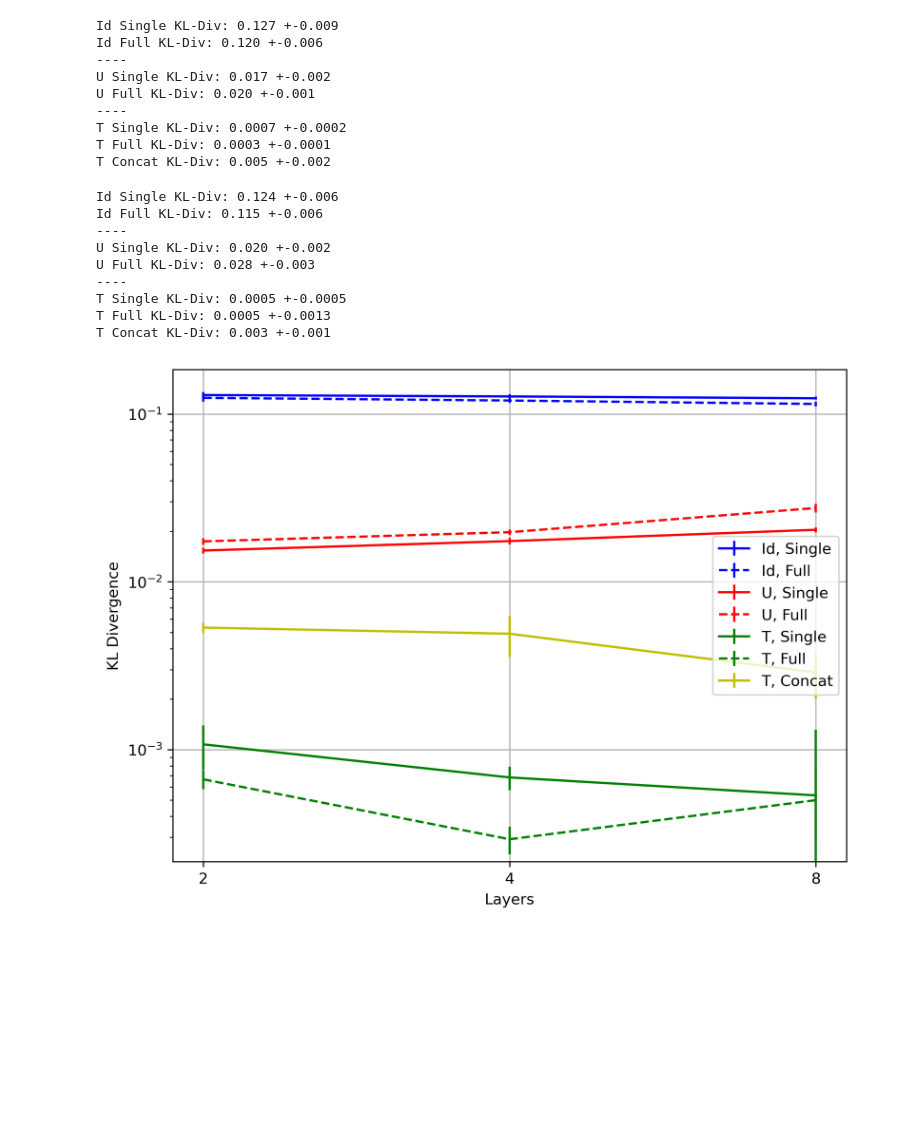
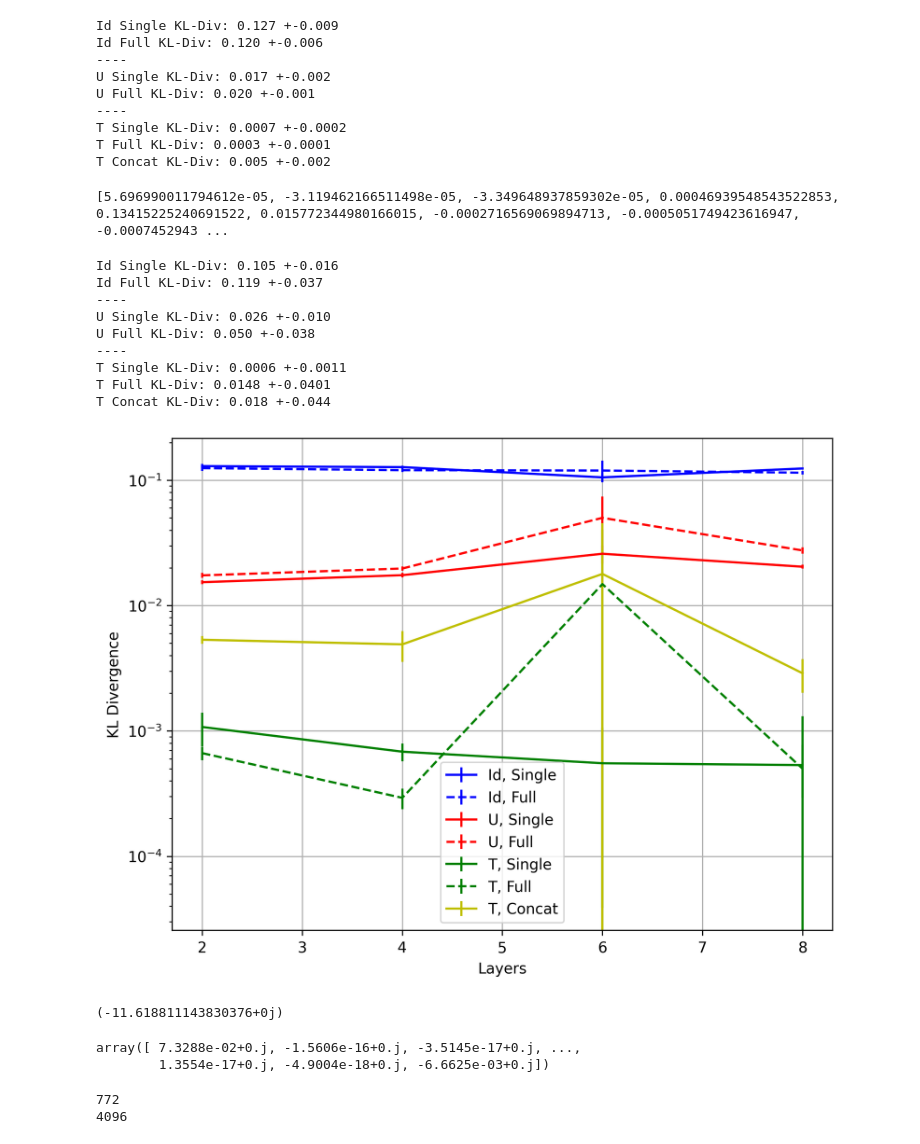
Before and after one commit to KristianWold/experimental-quantum-spectrum, a Jupyter notebook: notebooks/analysis/Concatenation, Analysis.ipynb, the cells around one changed output. Drawn from its saved outputs; the diff is of its cells as text; code cells hidden in the pictures; blank space fills up the shorter version.

Commit message:
Discover belem 6 layer concat hardware sneeze

```diff
--- a/notebooks/analysis/Concatenation, Analysis.ipynb
+++ b/notebooks/analysis/Concatenation, Analysis.ipynb
@@ -213,7 +215,9 @@ T Single KL-Div: 0.0007 +-0.0002
 T Full KL-Div: 0.0003 +-0.0001
 T Concat KL-Div: 0.005 +-0.002
 # %%
-mean_list3, std_list3 = calculate_channel_fittness(filename= "belem_concatenate_8layer", num_layers = 8)
+mean_list3, std_list3 = calculate_channel_fittness(filename= "belem_concatenate_6layer", num_layers = 6)
+# %% [output]
+[5.696990011794612e-05, -3.119462166511498e-05, -3.349648937859302e-05, 0.00046939548543522853, 0.13415225240691522, 0.015772344980166015, -0.0002716569069894713, -0.0005051749423616947, -0.0007452943 ...
 # %%
 Id_single_fid_mean, Id_full_fid_mean, U_single_fid_mean, U_full_fid_mean, T_single_fid_mean, T_full_fid_mean, T_concat_fid_mean = mean_list3
 Id_single_fid_std, Id_full_fid_std, U_single_fid_std, U_full_fid_std, T_single_fid_std, T_full_fid_std, T_concat_fid_std = std_list3
@@ -228,38 +232,36 @@ print(f"T Single KL-Div: {T_single_fid_mean:.4f} +-{T_single_fid_std:.4f}")
 print(f"T Full KL-Div: {T_full_fid_mean:.4f} +-{T_full_fid_std:.4f}")
 print(f"T Concat KL-Div: {T_concat_fid_mean:.3f} +-{T_concat_fid_std:.3f}")
 # %% [output]
-Id Single KL-Div: 0.124 +-0.006
-Id Full KL-Div: 0.115 +-0.006
+Id Single KL-Div: 0.105 +-0.016
+Id Full KL-Div: 0.119 +-0.037
 ----
-U Single KL-Div: 0.020 +-0.002
-U Full KL-Div: 0.028 +-0.003
+U Single KL-Div: 0.026 +-0.010
+U Full KL-Div: 0.050 +-0.038
 ----
-T Single KL-Div: 0.0005 +-0.0005
-T Full KL-Div: 0.0005 +-0.0013
-T Concat KL-Div: 0.003 +-0.001
+T Single KL-Div: 0.0006 +-0.0011
+T Full KL-Div: 0.0148 +-0.0401
+T Concat KL-Div: 0.018 +-0.044
+# %%
+mean_list4, std_list4 = calculate_channel_fittness(filename= "belem_concatenate_8layer", num_layers = 8)
 # %%
-mean_list = np.array([mean_list1, mean_list2, mean_list3])
-std_list = np.array([std_list1, std_list2, std_list3])
+mean_list = np.array([mean_list1, mean_list2, mean_list3, mean_list4])
+std_list = np.array([std_list1, std_list2, std_list3, std_list4])
 # %%
-ticks_list = (1,2,3)
-labels_list = [2, 4, 8]
-
-
+x = [2, 4, 6, 8]
 fig = plt.figure(figsize=(8,6), dpi = 300, facecolor='w', edgecolor='k')
-plt.xticks(ticks_list, labels_list)
 
 plt.errorbar(x, mean_list[:,0], yerr = 2*std_list[:,0]/np.sqrt(20), fmt = "b-")
 plt.errorbar(x, mean_list[:,1], yerr = 2*std_list[:,1]/np.sqrt(10), fmt = "b--")
 plt.errorbar(x, mean_list[:,2], yerr = 2*std_list[:,2]/np.sqrt(20), fmt = "r-")
 plt.errorbar(x, mean_list[:,3], yerr = 2*std_list[:,3]/np.sqrt(10), fmt = "r--")
 plt.errorbar(x, mean_list[:,4], yerr = 2*std_list[:,4]/np.sqrt(20), fmt = "g-")
 plt.errorbar(x, mean_list[:,5], yerr = 2*std_list[:,5]/np.sqrt(10), fmt = "g--")
 plt.errorbar(x, mean_list[:,6], yerr = 2*std_list[:,6]/np.sqrt(10), fmt = "y")
 plt.legend(["Id, Single", "Id, Full", "U, Single", "U, Full", "T, Single", "T, Full", "T, Concat"])
 plt.yscale("log")
 plt.xlabel("Layers")
 plt.ylabel("KL Divergence")
 plt.grid()
 plt.show()
 # %% [output]
-[figure, old version]
+[figure, new version]
@@ -265,0 +295,16 @@ plt.show()
+# %%
+eig = np.linalg.eig(H)[0][0]
+print(eig)
+# %% [output]
+(-11.618811143830376+0j)
+# %%
+eig
+# %% [output]
+array([ 7.3288e-02+0.j, -1.5606e-16+0.j, -3.5145e-17+0.j, ...,
+        1.3554e-17+0.j, -4.9004e-18+0.j, -6.6625e-03+0.j])
+# %%
+print(sum(eig>1e-2))
+print(len(eig))
+# %% [output]
+772
+4096
```
Also changed, not shown: parts of 2 cells of this notebook, 3 other files.
